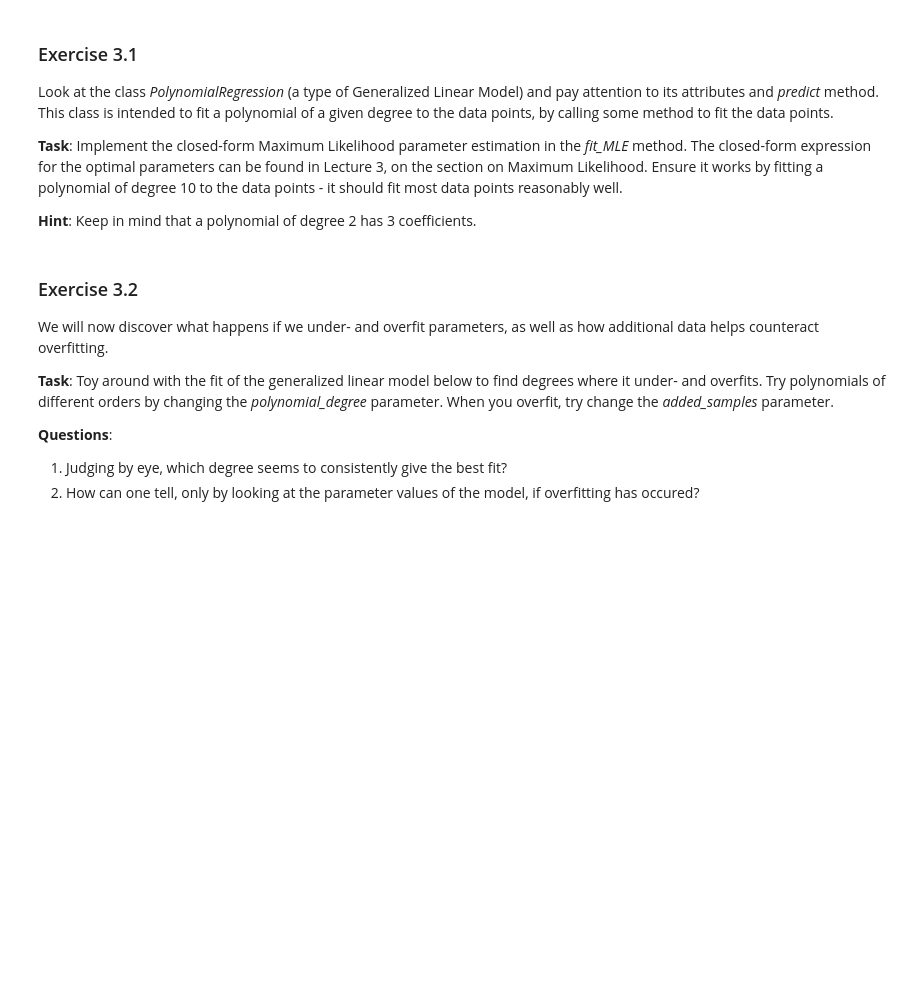
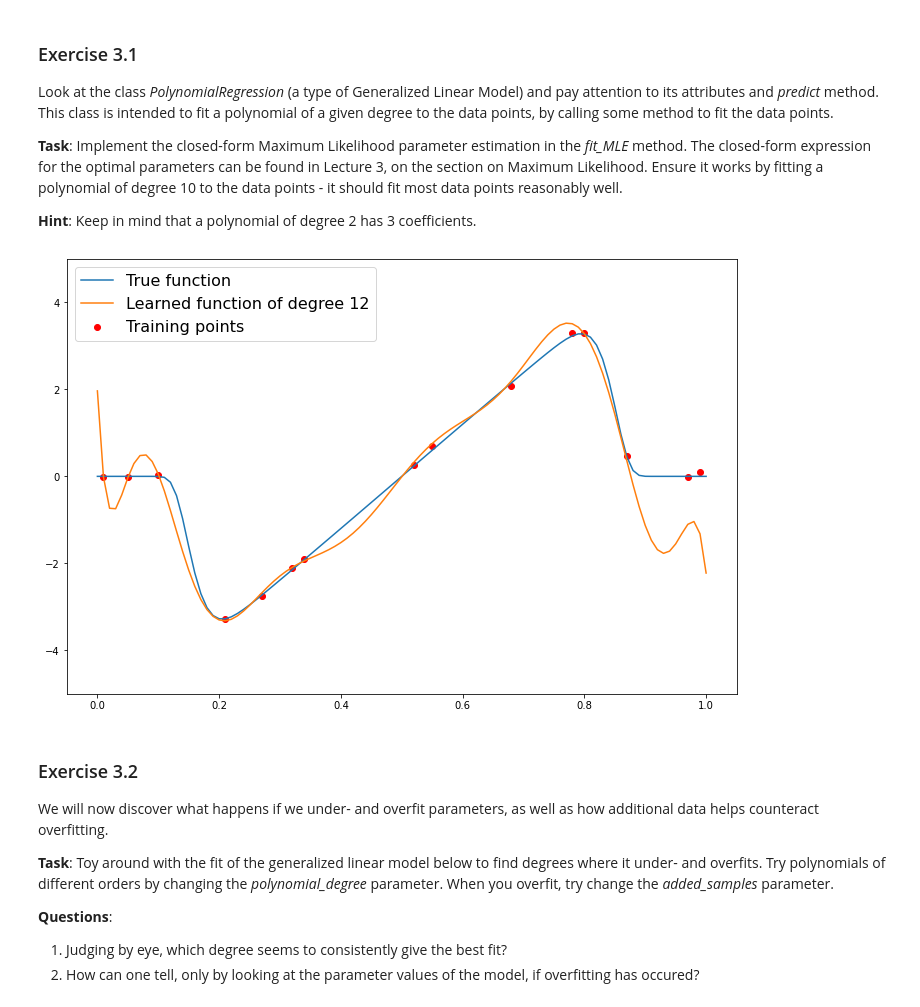
Before and after one commit to filipkalkan/EDAN95, a Jupyter notebook: lab_2/applied_ml_assignment_2.ipynb, the cells around one changed output. Drawn from its saved outputs; the diff is of its cells as text; code cells hidden in the pictures; blank space fills up the shorter version.

```diff
--- a/lab_2/applied_ml_assignment_2.ipynb
+++ b/lab_2/applied_ml_assignment_2.ipynb
@@ -536,6 +533,9 @@ class PolynomialRegression:
         # EXPECTED SPACE FOR STUDENT CODE - START
 
         # here, you fit the weights closed-form according to MLE
+
+        phi = [[np.power(X[i],j) for j in range(self.degree+1)] for i in range(len(X))]
+        self.weights = inv(np.transpose(phi).dot(phi)).dot(np.transpose(phi)).dot(y)
 
         # EXPECTED SPACE FOR STUDENT CODE - END
 
@@ -569,26 +569,28 @@ class PolynomialRegression:
         for i in range(self.degree):
             print('Coeff. theta^{}:   {:.2f}'.format(i, self.weights[i]))
 # %%
-polynomial_degree = 3
+polynomial_degree = 12
 
 
 pr = PolynomialRegression(polynomial_degree)
 
 X_eval = np.array([0.01, 0.05, 0.1, 0.21, 0.27, 0.32, 0.34, 0.52, 0.55, 0.68, 0.78, 0.80, 0.87, 0.97, 0.99])
 # calling noisy_function will sample new noise for each point!
 y_eval = noisy_function(X_eval)
 pr.fit_MLE(X_eval, y_eval)
 
 # Plotting
 X_plot = np.linspace(-0.0, 1.0, 101)
 fig, ax = plt.subplots(1, figsize=(12, 8))
 ax.plot(X_plot, true_function(X_plot), label='True function')
 
 ax.scatter(X_eval, y_eval, c='r', label='Training points')
 ax.plot(X_plot, pr.predict(X_plot), label=f'Learned function of degree {polynomial_degree}')
 ax.set_ylim(-5, 5)
 ax.legend(fontsize=16)
 plt.show()
+# %% [output]
+[figure, added]
 # %% [markdown]
 ### Exercise 3.2
 We will now discover what happens if we under- and overfit parameters, as well as how additional data helps counteract overfitting.
```
Also changed, not shown: parts of 14 cells of this notebook.
